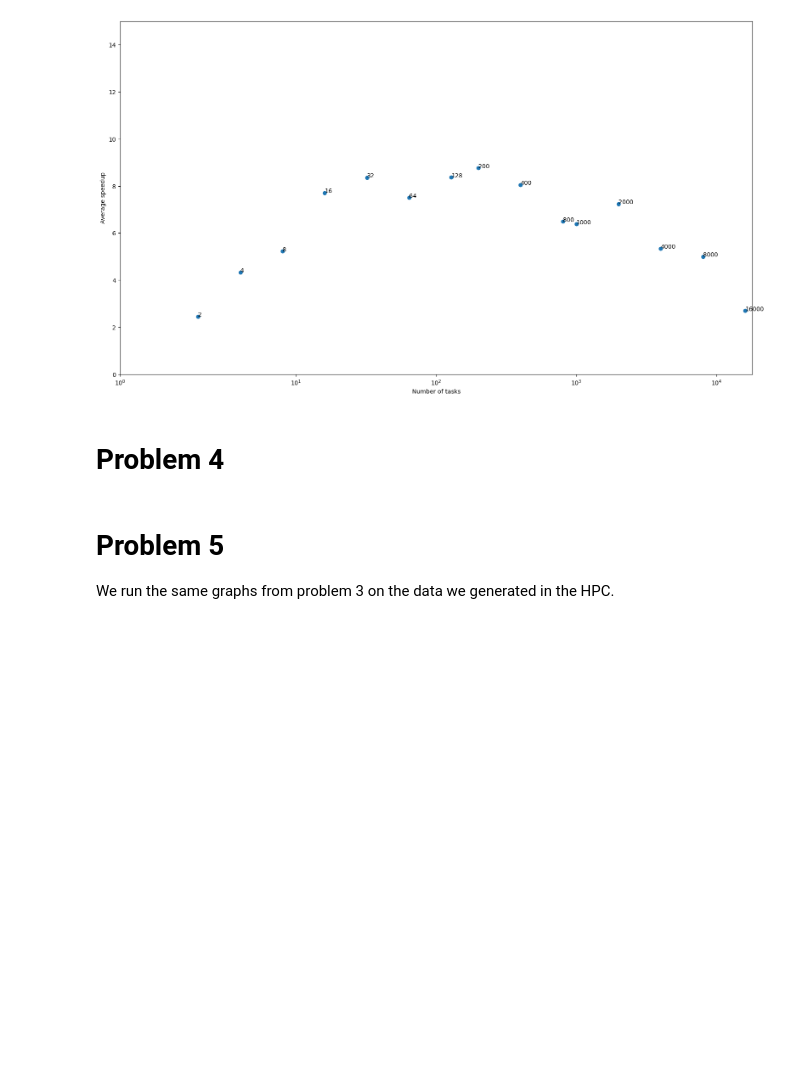
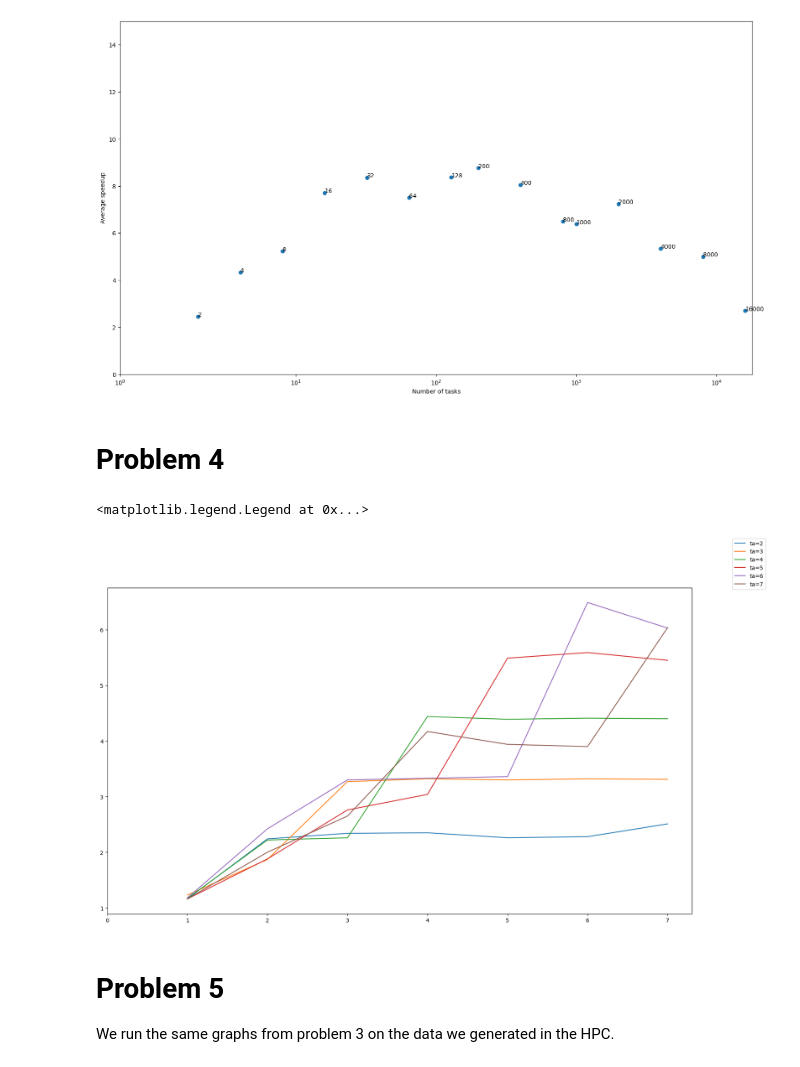
Before and after one commit to LarsRefsgaard/Mandatory1-02158, a Jupyter notebook: Graphs.ipynb, the cells around one changed output. Drawn from its saved outputs; the diff is of its cells as text; code cells hidden in the pictures; blank space fills up the shorter version.

Commit message:
plot til problem 4

```diff
--- a/Graphs.ipynb
+++ b/Graphs.ipynb
@@ -153,9 +153,9 @@ Even with a whopping 160 tasks, there seems to be no drop-off in performance fro
 tasks = [2, 4, 8, 16, 32, 64, 128, 200, 400, 800, 1000, 2000, 4000, 8000, 16000]
 
 y = []
-for i in tasks:
+for tasks in tasks:
     y.append(
-        extract_average_speed_from_file(f"results/problem3/shakespeare/tasks={i}.txt")
+        extract_average_speed_from_file(f"results/problem3/shakespeare/tasks={tasks}.txt")
     )
 
 # scatter plot of y vs x, in the resolution 16:9. y should start at 0.0
@@ -166,8 +166,8 @@ ax.set_xscale('symlog')
 ax.set_xlabel("Number of tasks")
 ax.set_ylabel("Average speedup")
 # annotate the points with their respective tasks
-for i, txt in enumerate(tasks):
-    ax.annotate(txt, (tasks[i], y[i]))
+for tasks, txt in enumerate(tasks):
+    ax.annotate(txt, (tasks[tasks], y[tasks]))
 
 ax.scatter(tasks, y)
 # %% [output]
@@ -176,27 +176,30 @@ ax.scatter(tasks, y)
 # %% [markdown]
 # Problem 4
 # %%
-# plot average speedup vs number of tasks
-y = []
-plot_size = 10
+# plot average speedup vs number of threads for each amount of tasks
 
-for i in range(1, plot_size):
-    shakespeare_y.append(
-        extract_average_speed_from_file(f"results/problem3/shakespeare/tasks={i}.txt")
-    )
+plot_size = 8
+# make a 2d array of size plot_size x plot_size
+y = [[] for _ in range(plot_size)]
 
+for tasks in range(2, plot_size):
+    for threads in range(1, plot_size):
+        y[tasks - 2].append(
+            extract_average_speed_from_file(
+                f"results/problem4/shakespeare/ta={tasks},tr={threads}.txt"
+            )
+        )
 
 x = range(1, plot_size)
 
-# scatter plot of y vs x, in the resolution 16:9. y should start at 0.0
 fig, ax = plt.subplots(figsize=(19.2, 10.8))
-ax.set_ylim(0, 10)
-ax.set_xlim(0, plot_size)
-# set x ticks to be every 1
+for tasks in range(plot_size - 2):
+    ax.plot( x,y[tasks], label=f"ta={tasks+2}")
 ax.set_xticks(range(plot_size))
-ax.set_xlabel("Number of tasks")
-ax.set_ylabel("Average speedup")
-ax.scatter(x, shakespeare_y)
+fig.legend()
+# %% [output]
+<matplotlib.legend.Legend at 0x...>
+[figure, added]
 # %% [markdown]
 # Problem 5
 
```
Also changed, not shown: parts of 5 cells of this notebook, 4 other files.
